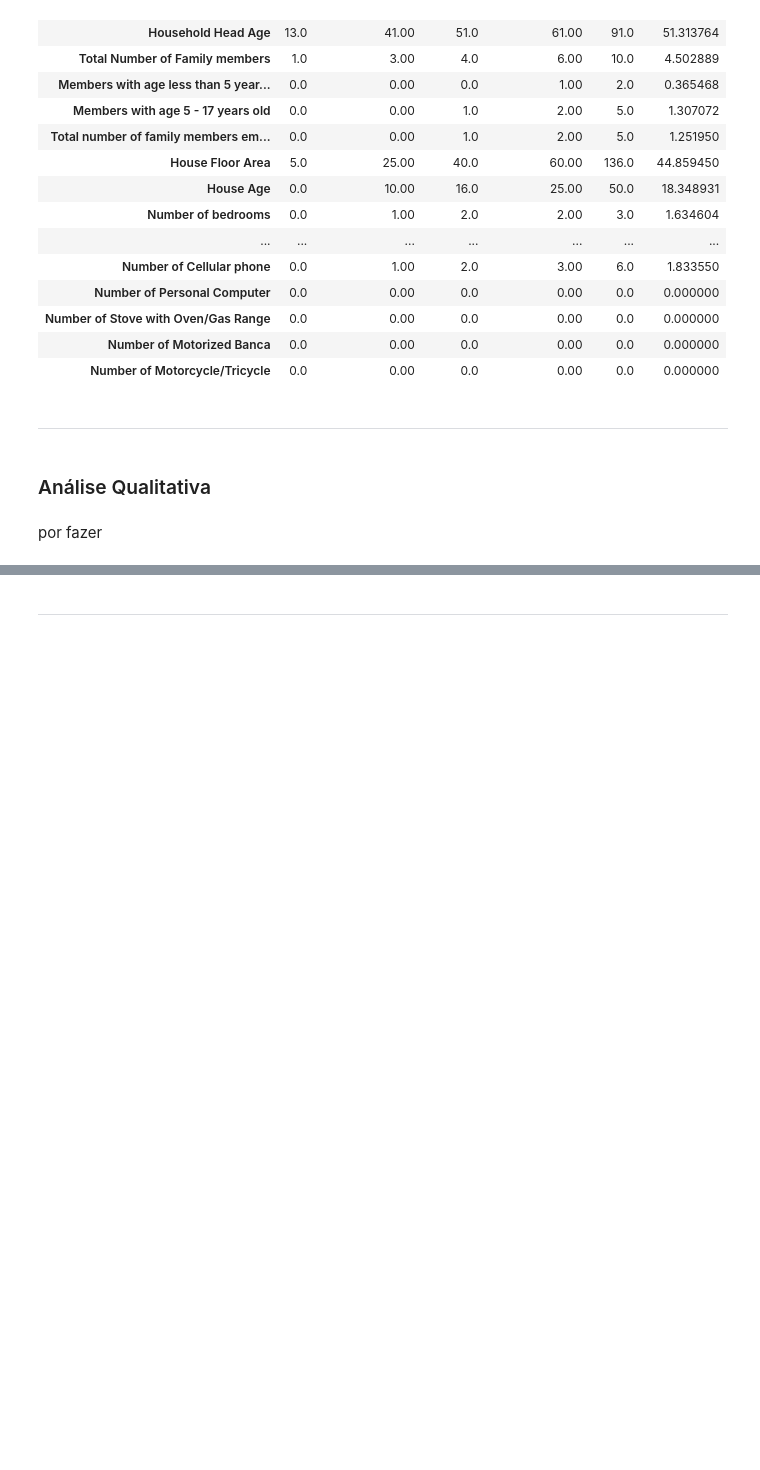
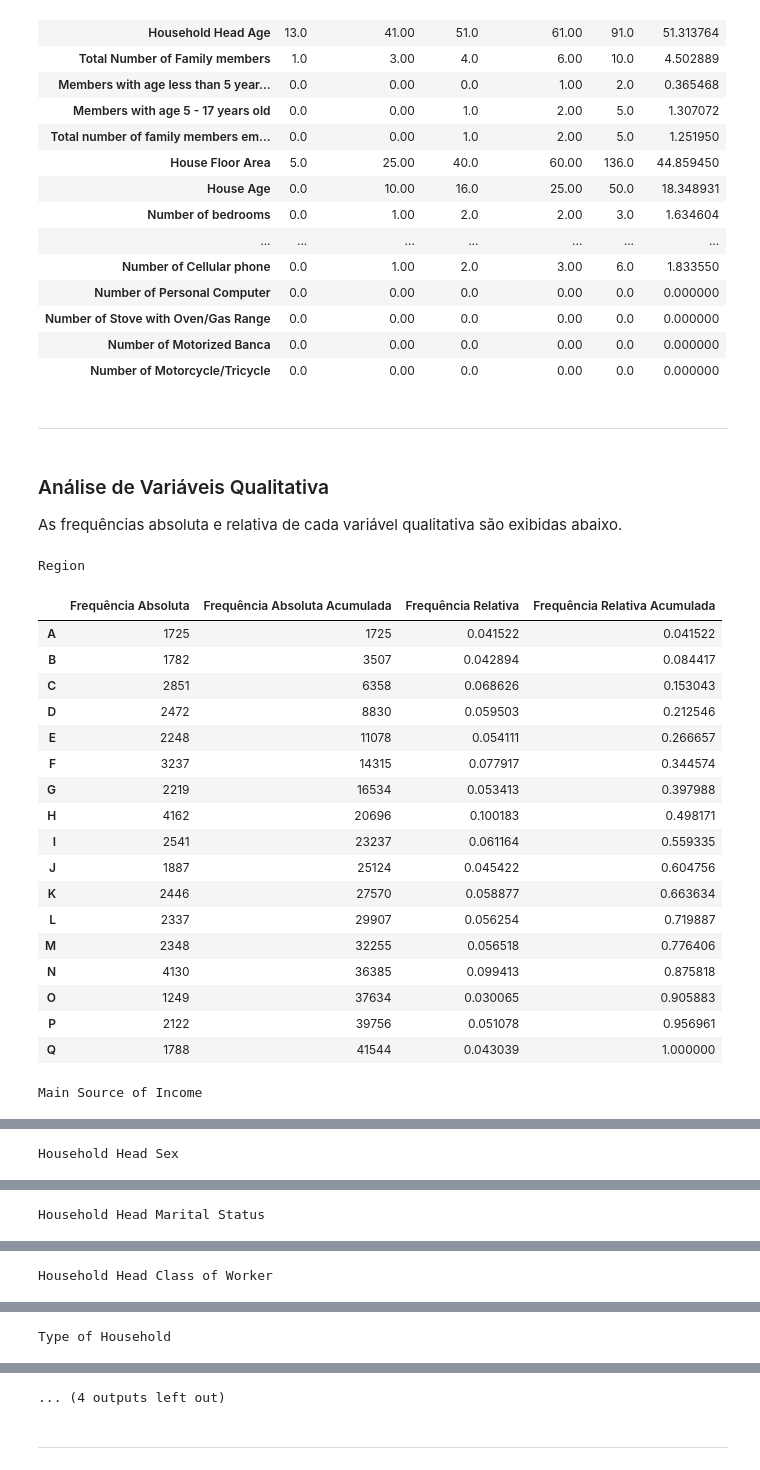
Before and after one commit to mateuskahler/lets_code_projeto_pandas, a Jupyter notebook: principal.ipynb, the cells around one changed output, grey strips where cells are left out. Cells and saved outputs as stored; diff of their text form; code cells hidden in the pictures; blank space fills up the shorter version.

```diff
--- a/principal.ipynb
+++ b/principal.ipynb
@@ -119,7 +119,35 @@ gerar_estatisticas_quantitativas(df_mediana,
 | Number of Motorcycle/Tricycle | 0.0 | 0.00 | 0.0 | 0.00 | 0.0 | 0.000000 |
 # %% [markdown]
 ***
-# %% [markdown]
-### Análise Qualitativa
-# %% [markdown]
-por fazer
+# %% [markdown]
+### Análise de Variáveis Qualitativa
+
+As frequências absoluta e relativa de cada variável qualitativa são exibidas abaixo.
+# %%
+from qualitativas import analisar_variaveis_qualitativas
+from IPython.display import display
+
+for variavel_analisada in analisar_variaveis_qualitativas(df):
+    print(variavel_analisada.nome_da_variavel)
+    display(variavel_analisada.analise)
+# %% [output]
+Region
+|  | Frequência Absoluta | Frequência Absoluta Acumulada | Frequência Relativa | Frequência Relativa Acumulada |
+| A | 1725 | 1725 | 0.041522 | 0.041522 |
+| B | 1782 | 3507 | 0.042894 | 0.084417 |
+| C | 2851 | 6358 | 0.068626 | 0.153043 |
+| D | 2472 | 8830 | 0.059503 | 0.212546 |
+| E | 2248 | 11078 | 0.054111 | 0.266657 |
+| F | 3237 | 14315 | 0.077917 | 0.344574 |
+| G | 2219 | 16534 | 0.053413 | 0.397988 |
+| H | 4162 | 20696 | 0.100183 | 0.498171 |
+| I | 2541 | 23237 | 0.061164 | 0.559335 |
+| J | 1887 | 25124 | 0.045422 | 0.604756 |
+| K | 2446 | 27570 | 0.058877 | 0.663634 |
+| L | 2337 | 29907 | 0.056254 | 0.719887 |
+| M | 2348 | 32255 | 0.056518 | 0.776406 |
+| N | 4130 | 36385 | 0.099413 | 0.875818 |
+| O | 1249 | 37634 | 0.030065 | 0.905883 |
+| P | 2122 | 39756 | 0.051078 | 0.956961 |
+| Q | 1788 | 41544 | 0.043039 | 1.000000 |
+Main Source of Income
@@ -125,0 +158 @@ por fazer
+Household Head Sex
@@ -125,0 +162 @@ por fazer
+Household Head Marital Status
@@ -125,0 +170 @@ por fazer
+Household Head Class of Worker
@@ -125,0 +179 @@ por fazer
+Type of Household
@@ -126,3 +184,4 @@ por fazer
+... (4 outputs left out)
 # %% [markdown]
 ***
 # %% [markdown]
```
Also changed, not shown: parts of 1 cell of this notebook.
